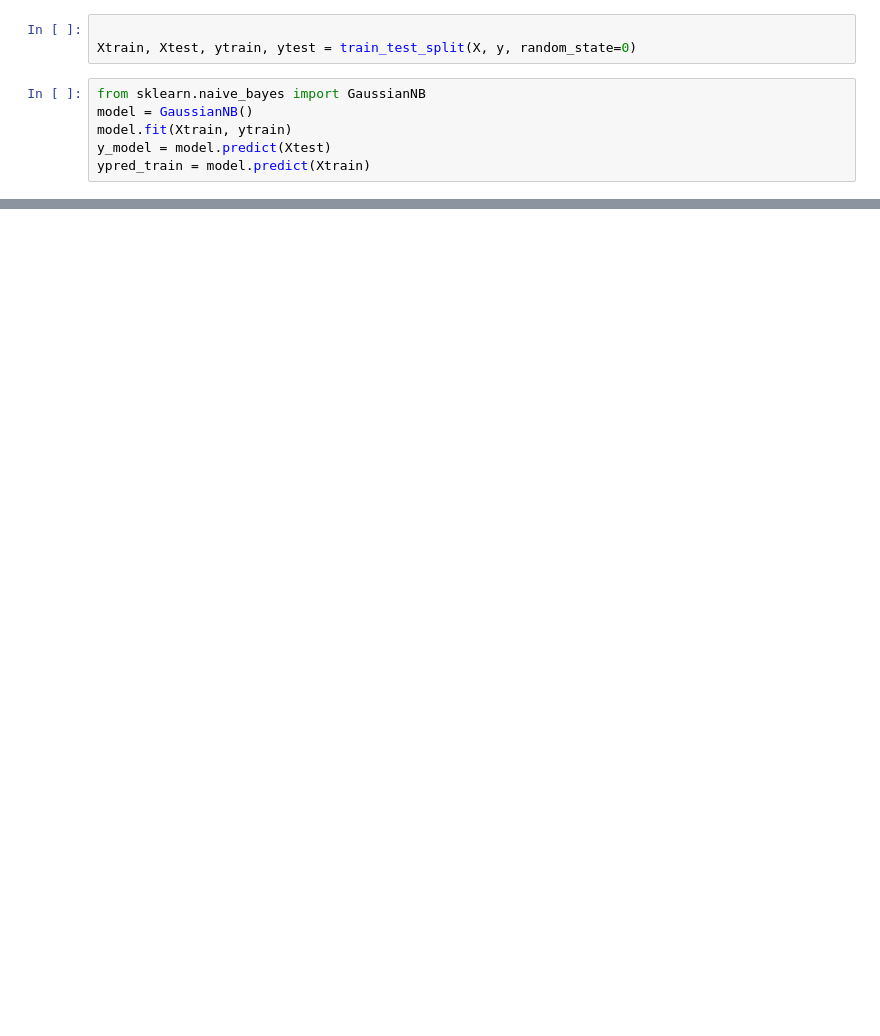
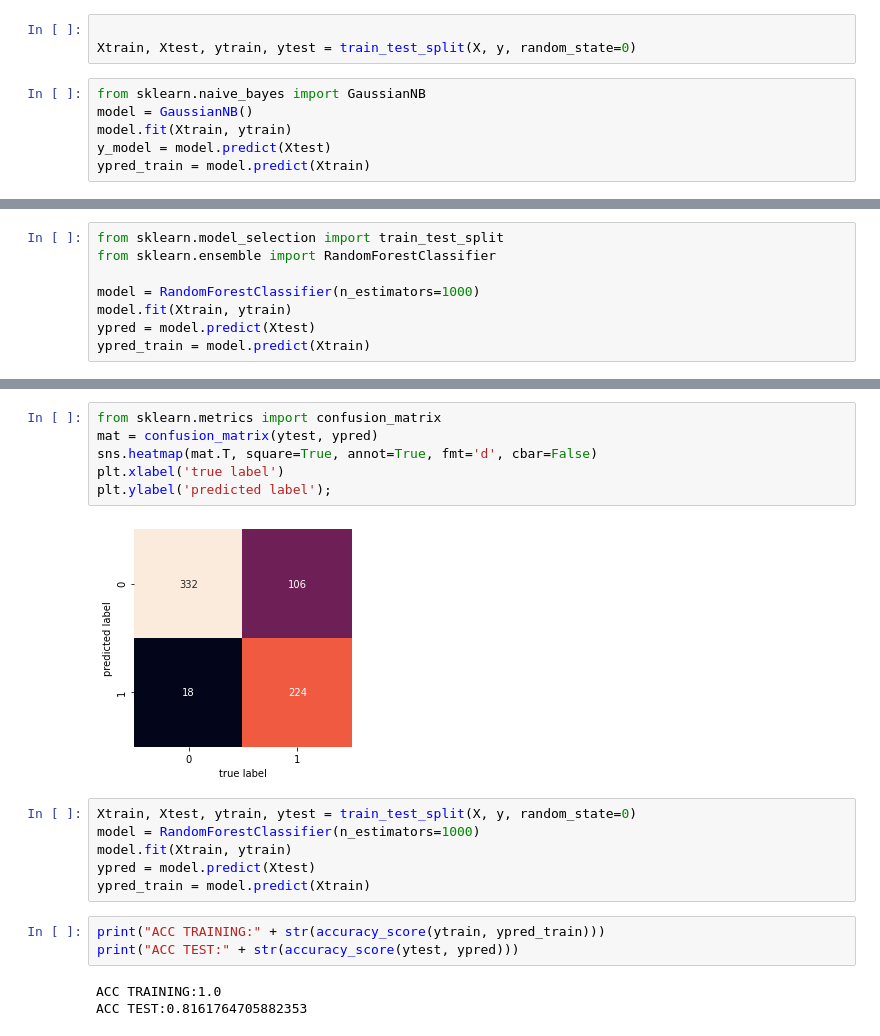
Before and after one commit to danielcti/data-science-project, a Jupyter notebook: dataVisualizationNetflixp2.ipynb, the cells around one changed output, grey strips where cells are left out. Cells and saved outputs as stored; diff of their text form; blank space fills up the shorter version.

```diff
--- a/dataVisualizationNetflixp2.ipynb
+++ b/dataVisualizationNetflixp2.ipynb
@@ -1423,0 +1499,8 @@ if __name__ == "__main__":
+# %%
+from sklearn.model_selection import train_test_split
+from sklearn.ensemble import RandomForestClassifier
+
+model = RandomForestClassifier(n_estimators=1000)
+model.fit(Xtrain, ytrain)
+ypred = model.predict(Xtest)
+ypred_train = model.predict(Xtrain)
@@ -1423,0 +1515,20 @@ if __name__ == "__main__":
+# %%
+from sklearn.metrics import confusion_matrix
+mat = confusion_matrix(ytest, ypred)
+sns.heatmap(mat.T, square=True, annot=True, fmt='d', cbar=False)
+plt.xlabel('true label')
+plt.ylabel('predicted label');
+# %% [output]
+[figure, added]
+# %%
+Xtrain, Xtest, ytrain, ytest = train_test_split(X, y, random_state=0)
+model = RandomForestClassifier(n_estimators=1000)
+model.fit(Xtrain, ytrain)
+ypred = model.predict(Xtest)
+ypred_train = model.predict(Xtrain)
+# %%
+print("ACC TRAINING:" + str(accuracy_score(ytrain, ypred_train)))
+print("ACC TEST:" + str(accuracy_score(ytest, ypred)))
+# %% [output]
+ACC TRAINING:1.0
+ACC TEST:0.8161764705882353
```
Also changed, not shown: parts of 100 cells of this notebook.
